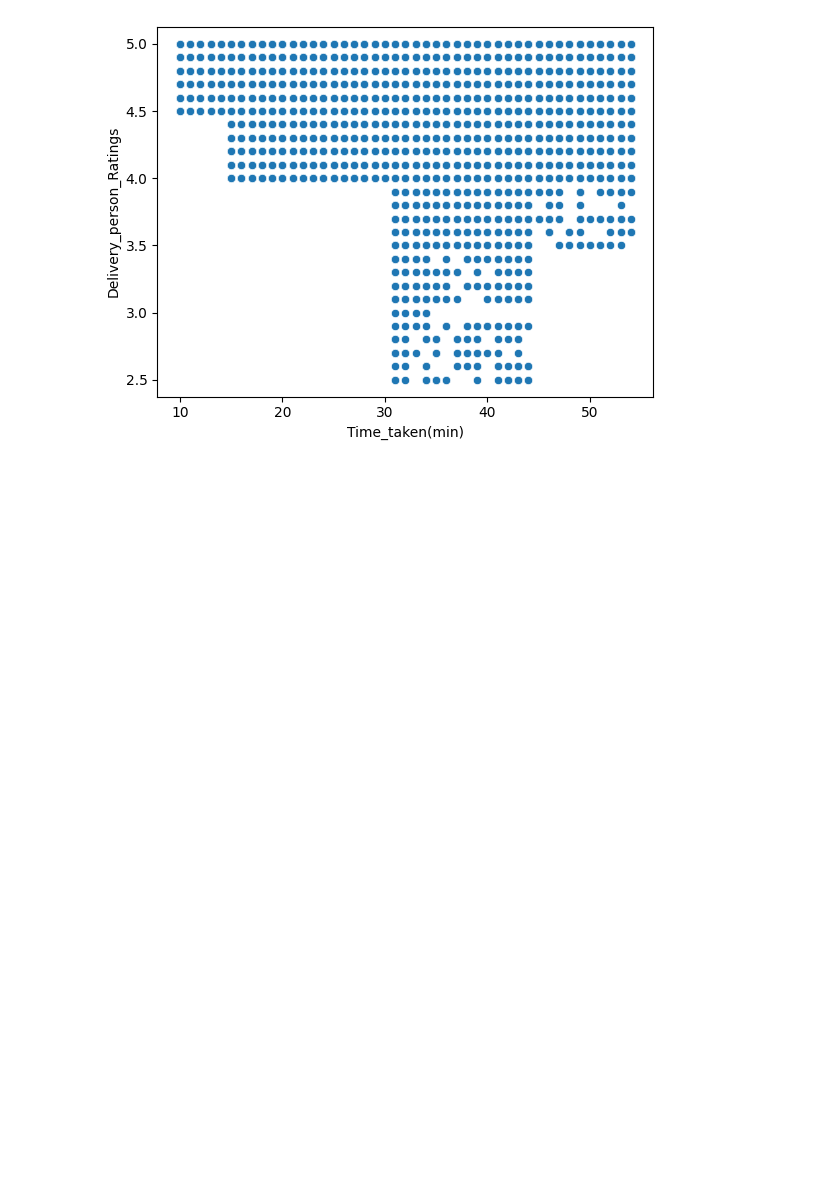
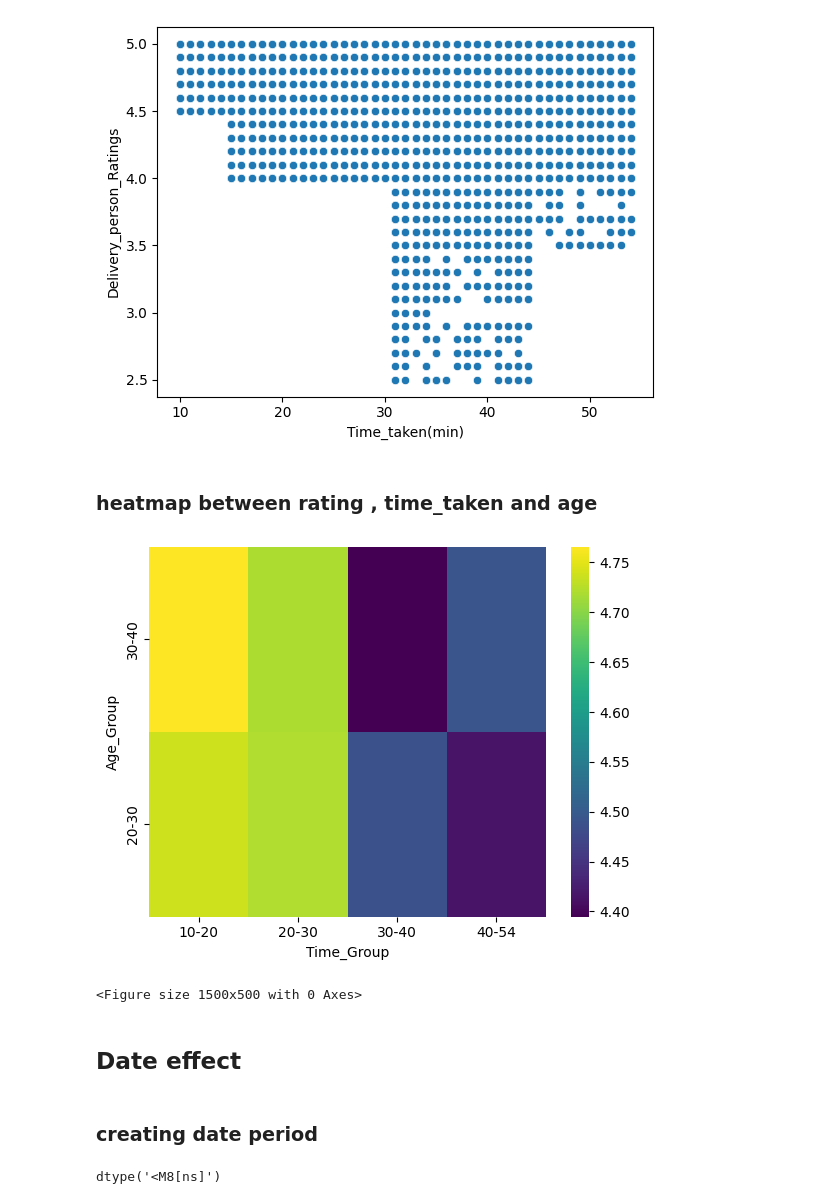
Before and after one commit to Esmaeil-Mashhadi/streamlit_dataVisualization, a Jupyter notebook: dataCleaning.ipynb, the cells around one changed output. Cells and saved outputs as stored; diff of their text form; code cells hidden in the pictures; blank space fills up the shorter version.

```diff
--- a/dataCleaning.ipynb
+++ b/dataCleaning.ipynb
@@ -47,6 +45,7 @@ whole_dataSet['Time_taken(min)'] =whole_dataSet['Time_taken(min)'].apply(lambda
 # %%
 whole_dataSet['Time_Orderd'] = whole_dataSet['Time_Orderd'].apply(lambda x: pd.to_datetime(x).time())
 whole_dataSet['Time_Order_picked'] = whole_dataSet['Time_Order_picked'].apply(lambda x:pd.to_datetime(x).time())
+whole_dataSet['Order_Date'] = pd.to_datetime(whole_dataSet['Order_Date'])
 # %% [markdown]
 ### in this case after i converted strings to pandas time , i create time periods to see how orders and other featuers has collaboration with time periods
 # %%
@@ -276,3 +275,66 @@ sns.scatterplot(data= age_df , x='Time_taken(min)' , y='Delivery_person_Ratings'
 # %% [output]
 <Axes: xlabel='Time_taken(min)', ylabel='Delivery_person_Ratings'>
 [figure]
+# %% [markdown]
+### heatmap between rating , time_taken and age
+# %%
+age_bins = [20, 30, 40, 50, 60]
+time_bins = [10, 20,30, 40,  54]
+
+age_labels = ['20-30', '30-40', '40-50', '50-60']
+time_labels = ['10-20','20-30' , '30-40' ,'40-54']
+age_df_cp = age_df.copy()
+age_df_cp['Age_Group'] = pd.cut(age_df_cp['Delivery_person_Age'], bins=age_bins, labels=age_labels, right=False)
+age_df_cp['Time_Group'] = pd.cut(age_df_cp['Time_taken(min)'], bins=time_bins, labels=time_labels, right=False)
+pivot_table = age_df_cp.pivot_table(values='Delivery_person_Ratings', index='Age_Group', columns='Time_Group')
+heatmap_rating_time_age = sns.heatmap(pivot_table, cmap='viridis')
+plt.figure(figsize=(15 , 5))
+heatmap_rating_time_age.invert_yaxis()
+age_df_cp.to_csv('.//data/visualizations_df/age_df_group.csv')
+# %% [output]
+[figure, added]
+<Figure size 1500x500 with 0 Axes>
+# %% [markdown]
+## Date effect
+# %% [markdown]
+### creating date period
+# %%
+date_df = whole_dataSet[['Road_traffic_density' , 'Order_Date' , 'Time_taken(min)' ,'time_periods']].copy()
+
+date_bins = [
+    pd.to_datetime('2022-02-01'),
+    pd.to_datetime('2022-02-10'),
+    pd.to_datetime('2022-02-20'),
+    pd.to_datetime('2022-02-28'),
+    pd.to_datetime('2022-03-01'),
+    pd.to_datetime('2022-03-10'),
+    pd.to_datetime('2022-03-20'),
+    pd.to_datetime('2022-03-31'),
+    pd.to_datetime('2022-04-01'),
+    pd.to_datetime('2022-04-10'),
+    pd.to_datetime('2022-04-20'),
+    pd.to_datetime('2022-04-30')
+]
+
+labels = [
+    '2022-02-01 - 2022-02-10',
+    '2022-02-10 - 2022-02-20',
+    '2022-02-20 - 2022-02-28',
+    '2022-03-01 - 2022-03-10',
+    '2022-03-10 - 2022-03-20',
+    '2022-03-20 - 2022-03-31',
+    '2022-04-01 - 2022-04-10',
+    '2022-04-10 - 2022-04-20',
+    '2022-04-20 - 2022-04-30',
+]
+
+
+def create_periods(x):
+    for i in range(len(date_bins) -1) :
+        if date_bins[i]<= x <= date_bins[i+1]:
+            return labels[i]
+
+date_df.loc[: , 'Order_Date_period'] = date_df['Order_Date'].apply(create_periods)
+date_df['Order_Date'].dtype
+# %% [output]
+dtype('<M8[ns]')
```
Also changed, not shown: parts of 4 cells of this notebook, 9 other files.
